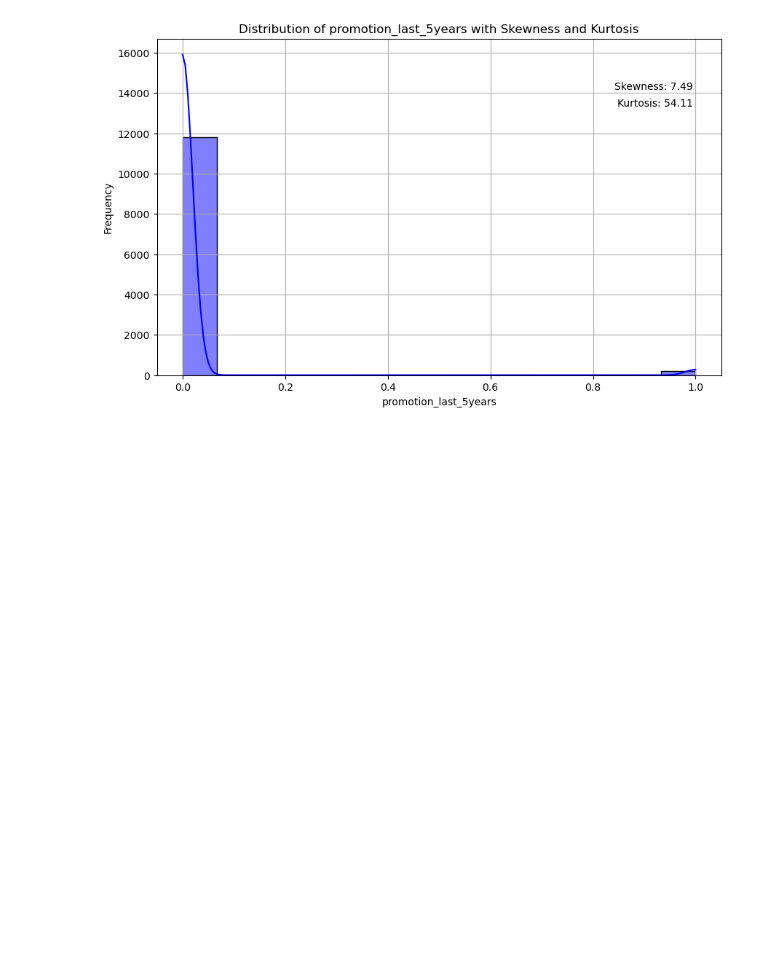
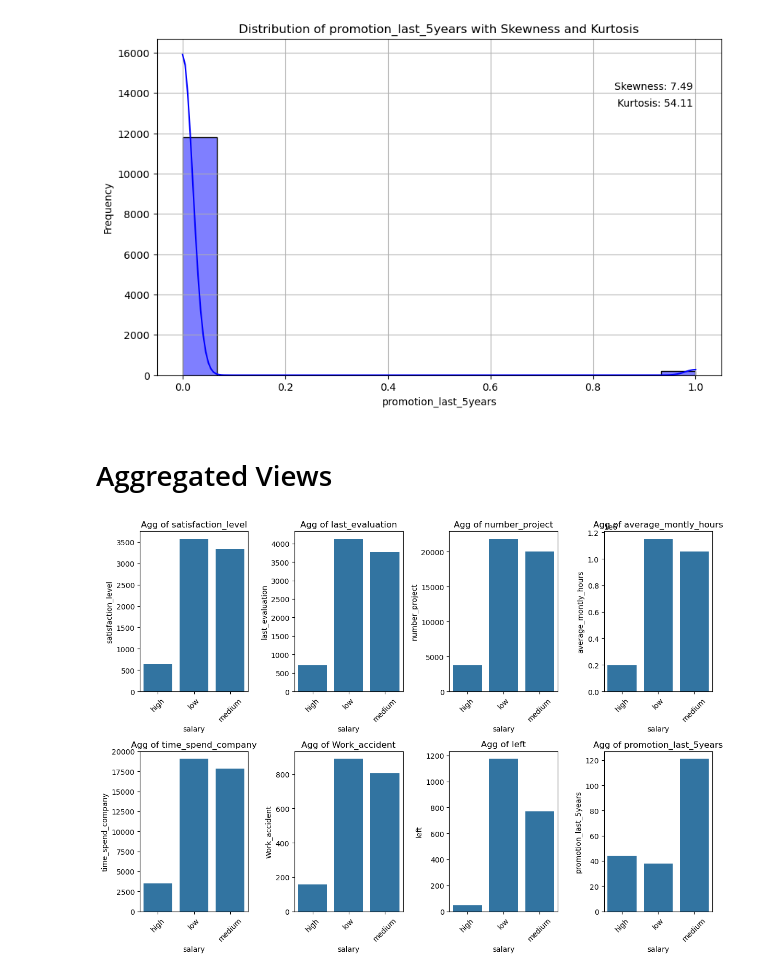
Before and after one commit to MaukanMir/HR-Capstone-Analysis, a Jupyter notebook: training.ipynb, the cells around one changed output. Saved outputs shown, nothing was run; the diff lists cells and outputs as text; code cells hidden in the pictures; blank space fills up the shorter version.

Commit message:
added new graphs

```diff
--- a/training.ipynb
+++ b/training.ipynb
@@ -63,6 +63,38 @@ def dist_plot(df):
 
     plt.grid(True)
     plt.show()
+
+def aggregate_dataset(df, interested_columns, agg_col, function):
+
+  plt.figure(figsize=(12,12))
+  columns = len(df.columns)
+  rows = (columns + 3) //4
+
+  for idx, col in enumerate(interested_columns):
+    if col == agg_col:
+      continue
+    plt.subplot(rows ,4, idx+1)
+    grouped_df = getattr(df.groupby(agg_col)[col], function)().reset_index(name=col)
+    sns.barplot(data=grouped_df, x=agg_col, y=col)
+    plt.title(f"Agg of {col}")
+    plt.ylabel(col)
+    plt.xticks(rotation =45)
+  plt.tight_layout()
+  plt.show()
+
+def scatter_plot(df, interested_columns, target):
+
+  plt.figure(figsize=(12,10))
+  columns = len(df.columns)
+  rows = (columns + 3) //4
+
+  for idx, col in enumerate(interested_columns):
+    if col == target:
+      continue
+    plt.subplot(rows ,3, idx+1)
+    sns.scatterplot(data=df, x=target, y=col, hue=col)
+  plt.tight_layout()
+  plt.show()
 # %% [markdown]
 # EDA Analysis
 # %%
@@ -175,3 +207,9 @@ dist_plot(numeric_types)
 [figure]
 [figure]
 [figure]
+# %% [markdown]
+# Aggregated Views
+# %%
+aggregate_dataset(df, numeric_types.columns, "salary", "sum")
+# %% [output]
+[figure, added]
```
Also changed, not shown: parts of 3 cells of this notebook.
